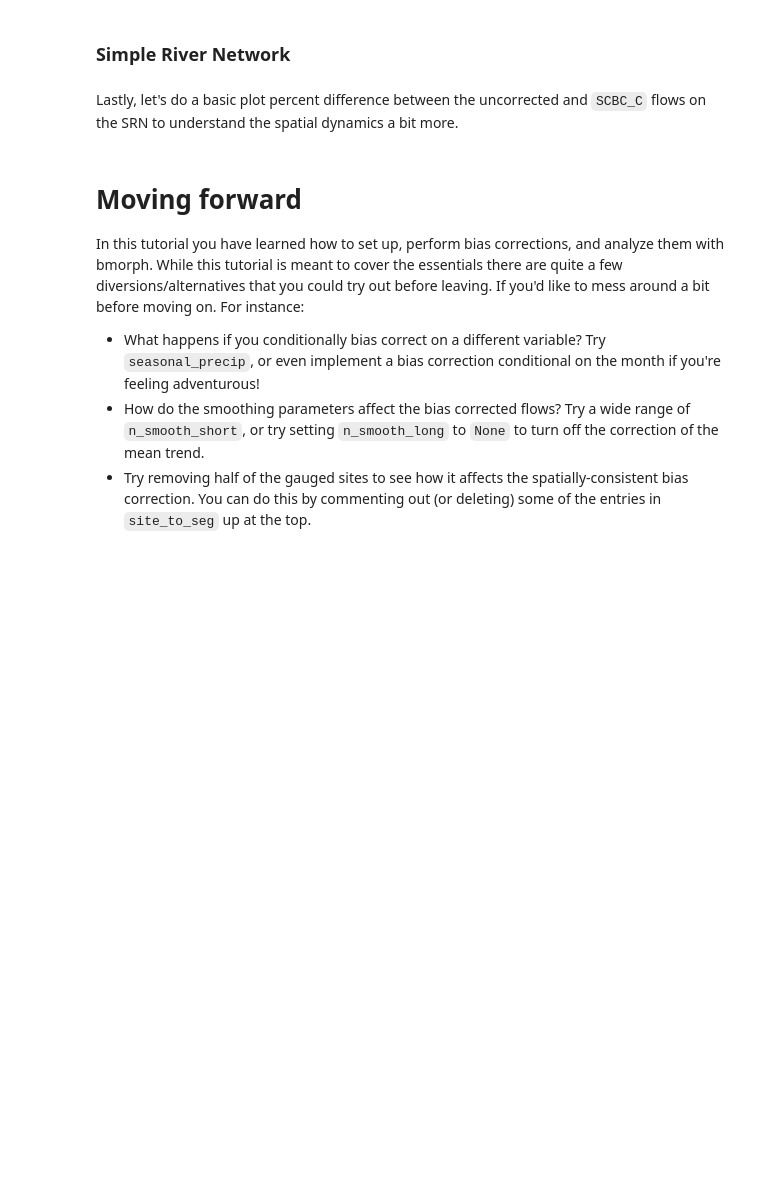
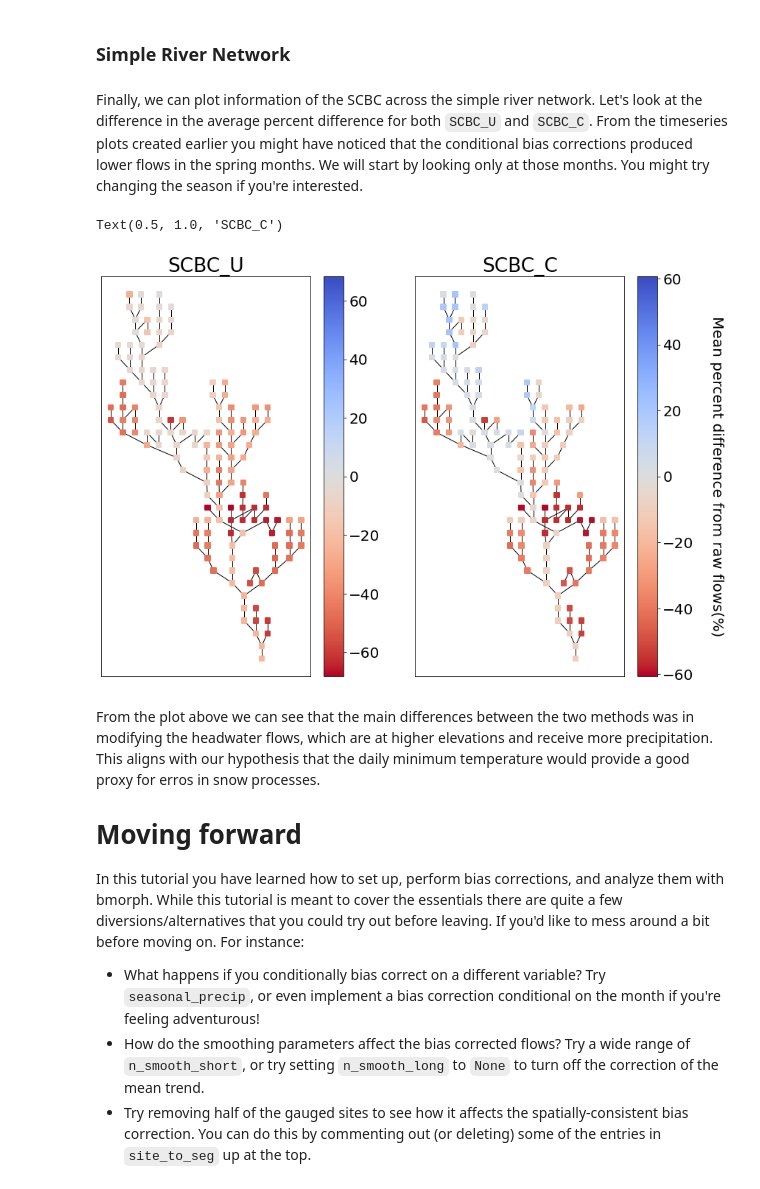
Before and after one commit to UW-Hydro/bmorph, a Jupyter notebook: tutorial/bmorph_tutorial.ipynb, the cells around one changed output. Cells and saved outputs as stored; diff of their text form; code cells hidden in the pictures; blank space fills up the shorter version.

```diff
--- a/tutorial/bmorph_tutorial.ipynb
+++ b/tutorial/bmorph_tutorial.ipynb
@@ -275,7 +302,7 @@ conditional_config = {
     'condition_var': condition_var,
     'method': 'hist',
     'xbins': 100,
-    'ybins': 20,
+    'ybins': 100,
 }
 
 univariate_config = {
@@ -467,4 +491,2 @@ Being able to view KL Divergence for different scenarios side-by-side helps to p
 # %% [markdown]
 ### Simple River Network
-# %% [markdown]
-Lastly, let's do a basic plot percent difference between the uncorrected and `SCBC_C` flows on the SRN to understand the spatial dynamics a bit more.
@@ -481,12 +493,30 @@ scbc_c_percent_diff = pd.Series(data=scbc_c_percent_diff.to_pandas().values, ind
+# %% [markdown]
+Finally, we can plot information of the SCBC across the simple river network. Let's look at the difference in the average percent difference for both `SCBC_U` and `SCBC_C`. From the timeseries plots created earlier you might have noticed that the conditional bias corrections produced lower flows in the spring months. We will start by looking only at those months. You might try changing the season if you're interested.
 # %%
+season = 'MAM' # Choose from DJF, MAM, JJA, SON
+scbc_c = conditioned_seg_totals['IRFroutedRunoff']
+scbc_u = unconditioned_seg_totals['IRFroutedRunoff']
+raw = yakima_met_seg['IRFroutedRunoff']
+scbc_c_percent_diff = 100 * ((scbc_c-raw)/raw).groupby(scbc_c['time'].dt.season).mean().sel(season=season)
+scbc_u_percent_diff = 100 * ((scbc_u-raw)/raw).groupby(scbc_u['time'].dt.season).mean().sel(season=season)
+
+mainstream_map = yakima_srn.generate_mainstream_map()
+scbc_u_percent_diff = pd.Series(data=scbc_u_percent_diff.to_pandas().values, index=mainstream_map.index)
+scbc_c_percent_diff = pd.Series(data=scbc_c_percent_diff.to_pandas().values, index=mainstream_map.index)
+
 fig, axes = plt.subplots(1, 2, figsize=(14,10))
 yakima_srn.draw_network(color_measure=scbc_u_percent_diff, cmap=mpl.cm.get_cmap('coolwarm_r'), node_size=40,
                         with_cbar=True, cbar_labelsize=20, ax=axes[0], cbar_title='')
 axes[0].set_title('SCBC_U')
 yakima_srn.draw_network(color_measure=scbc_c_percent_diff, cmap=mpl.cm.get_cmap('coolwarm_r'), node_size=40,
                         with_cbar=True, cbar_labelsize=20, ax=axes[1], cbar_title='Mean percent difference from raw flows(%)')
 axes[1].set_title('SCBC_C')
+# %% [output]
+Text(0.5, 1.0, 'SCBC_C')
+[figure, added]
 # %% [markdown]
+From the plot above we can see that the main differences between the two methods was in modifying the headwater flows, which are at higher elevations and receive more precipitation. This aligns with our hypothesis that the daily minimum temperature would provide a good proxy for erros in snow processes.
+
 # Moving forward
 
 In this tutorial you have learned how to set up, perform bias corrections, and analyze them with bmorph. While this tutorial is meant to cover the essentials there are quite a few diversions/alternatives that you could try out before leaving. If you'd like to mess around a bit before moving on. For instance:
```
Also changed, not shown: parts of 24 cells of this notebook, 5 other files.
